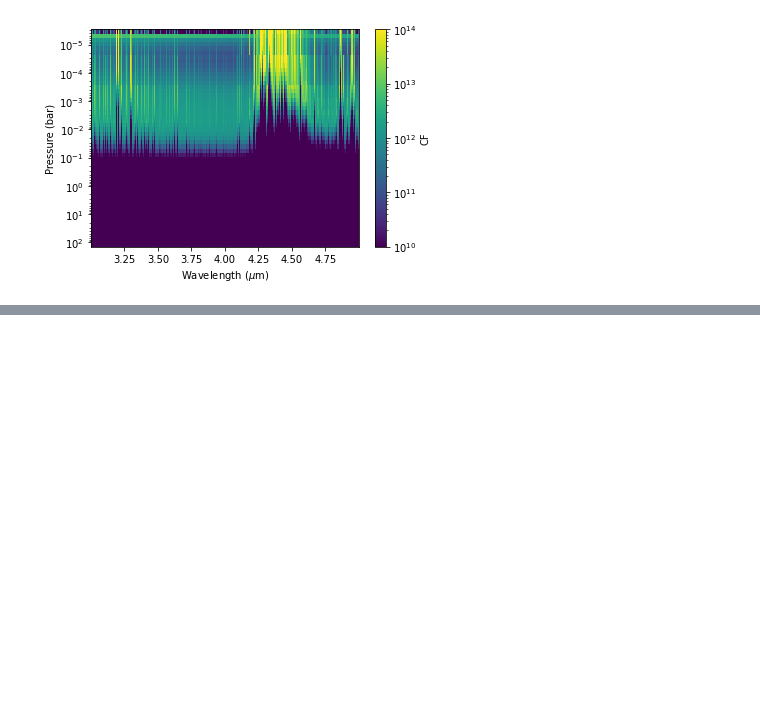
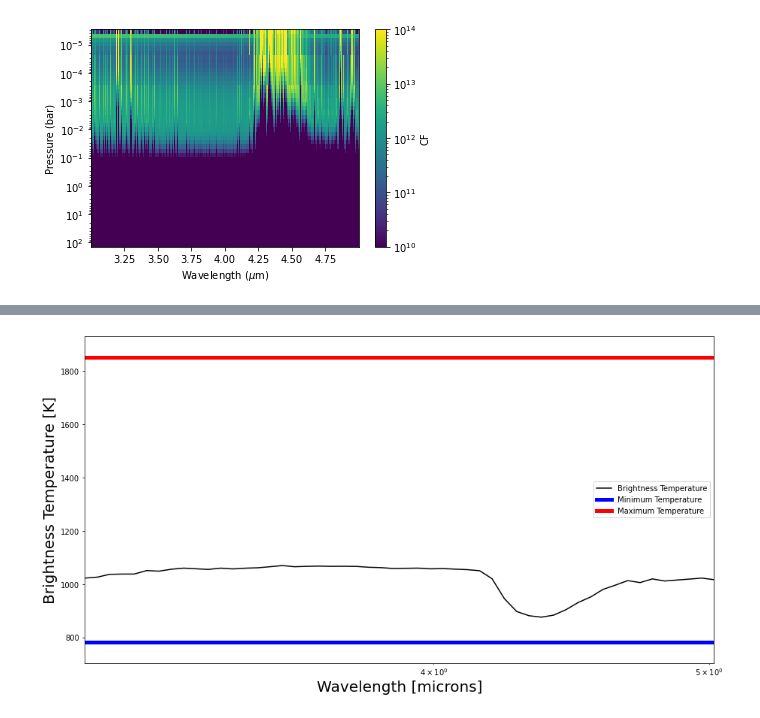
Before and after one commit to natashabatalha/picaso, a Jupyter notebook: docs/notebooks/5_AddingThermalFlux.ipynb, the cells around one changed output, grey strips where cells are left out. Saved outputs shown, nothing was run; the diff lists cells and outputs as text; code cells hidden in the pictures; blank space fills up the shorter version.

```diff
--- a/docs/notebooks/5_AddingThermalFlux.ipynb
+++ b/docs/notebooks/5_AddingThermalFlux.ipynb
@@ -90,0 +101,4 @@ fig, ax, CF = jpi.thermal_contribution(df['full_output'], norm=jpi.colors.LogNor
+# %%
+brightness_temp, figure= jpi.brightness_temperature(df,R=100)
+# %% [output]
+[figure, added]
```
Also changed, not shown: parts of 1 cell of this notebook, 1 other file.
